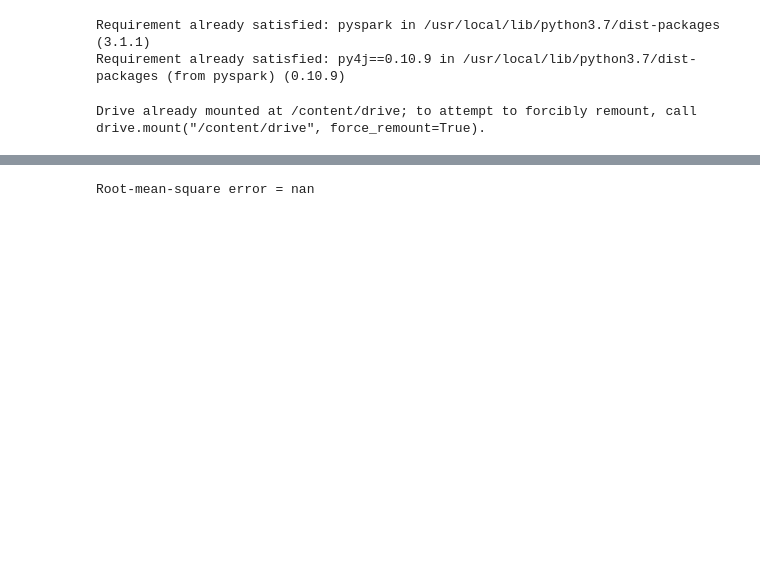
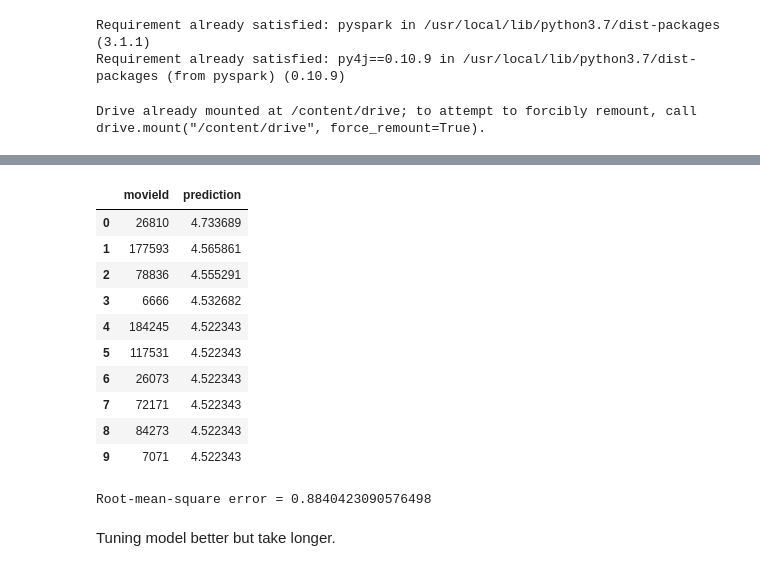
Before and after one commit to lqcgithub/BigData, a Jupyter notebook: Spark_Recommender_System.ipynb, the cells around one changed output, grey strips where cells are left out. Drawn from its saved outputs; the diff is of its cells as text; code cells hidden in the pictures; blank space fills up the shorter version.

```diff
--- a/Spark_Recommender_System.ipynb
+++ b/Spark_Recommender_System.ipynb
@@ -64,0 +49,21 @@ ALS completed in 182.2160 seconds
+# %%
+als = ALS(
+  #rank use default 10: đâu đó ~10 Latent factors
+  #maxIter use default 10.
+  #regParam use default 0.1
+  userCol="userId",
+  itemCol="movieId",
+  ratingCol="rating",
+  nonnegative = True, #Ta mong đợi dữ liệu ratings dự đoán > 0
+  implicitPrefs = False, # true for implicit approach, Tính toán dựa trên quan sát hoạt động của người dùng
+  coldStartStrategy="drop" # Drop Nan value trong predictions để đảm bảo good evaluation
+)
+start = time.time()
+model = als.fit(training)
+predictions = model.transform(test)
+end = time.time()
+evaluator = RegressionEvaluator(metricName="rmse", labelCol="rating",
+                                predictionCol="prediction")
+rmse = evaluator.evaluate(predictions)
+print("Root-mean-square error = " + str(rmse))
+print("ALS completed in {:.4f} seconds" .format(end-start))
@@ -101,7 +87,16 @@ only showing top 20 rows
-# %%
-from pyspark.ml.evaluation import RegressionEvaluator
-evaluator = RegressionEvaluator(metricName="rmse", labelCol="rating",predictionCol="prediction")
-rmse = evaluator.evaluate(predictions)
-print("Root-mean-square error = " + str(rmse))
-# %% [output]
-Root-mean-square error = nan
+# %%
+recomendations_for_471 = recomendations.filter(recomendations.userId == 471).select("recommendations").collect()[0][0]
+# %%
+pd.DataFrame(recomendations_for_471, columns=("movieId", "prediction"))
+# %% [output]
+|  | movieId | prediction |
+| 0 | 26810 | 4.733689 |
+| 1 | 177593 | 4.565861 |
+| 2 | 78836 | 4.555291 |
+| 3 | 6666 | 4.532682 |
+| 4 | 184245 | 4.522343 |
+| 5 | 117531 | 4.522343 |
+| 6 | 26073 | 4.522343 |
+| 7 | 72171 | 4.522343 |
+| 8 | 84273 | 4.522343 |
+| 9 | 7071 | 4.522343 |
@@ -107,0 +115,8 @@ Root-mean-square error = nan
+# %%
+cvModel_pred = cvModel.transform(test)
+rmse2 = evaluator.evaluate(cvModel_pred)
+print("Root-mean-square error = " + str(rmse2))
+# %% [output]
+Root-mean-square error = 0.8840423090576498
+# %% [markdown]
+Tuning model better but take longer.
```
Also changed, not shown: parts of 14 cells of this notebook.
